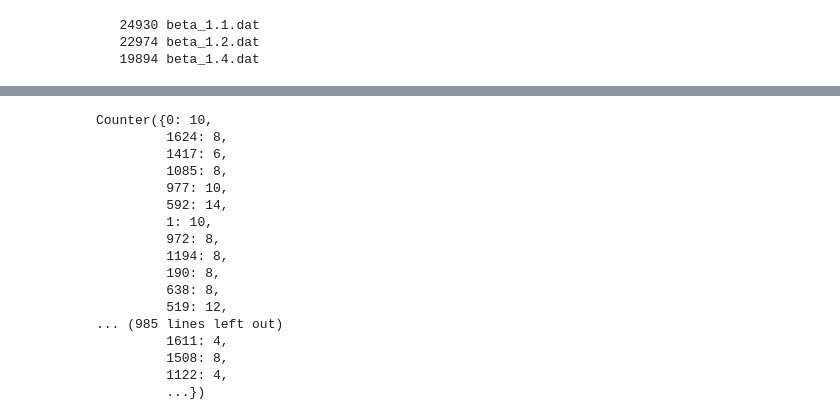
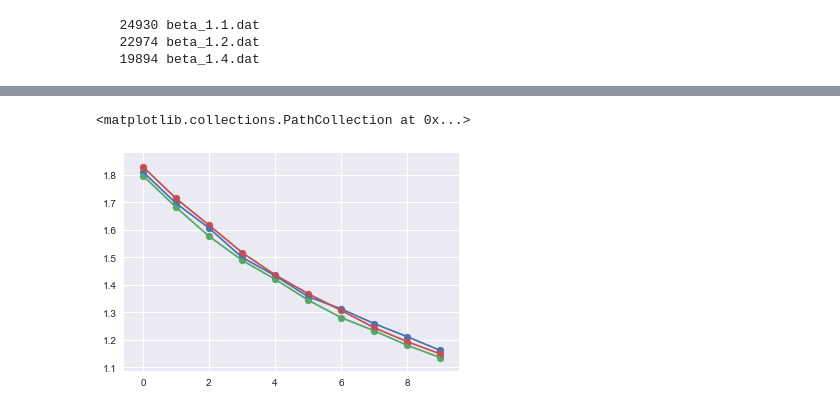
Before and after one commit to forero/abacus, a Jupyter notebook: nb/explore.ipynb, the cells around one changed output, grey strips where cells are left out. Cells and saved outputs as stored; diff of their text form; code cells hidden in the pictures.

Commit message:
entropia en funcion de beta

```diff
--- a/nb/explore.ipynb
+++ b/nb/explore.ipynb
@@ -136,20 +104,0 @@ Counter({2: 32,
-# %%
-Counter(beta_data)
-# %% [output]
-Counter({0: 10,
-         1624: 8,
-         1417: 6,
-         1085: 8,
-         977: 10,
-         592: 14,
-         1: 10,
-         972: 8,
-         1194: 8,
-         190: 8,
-         638: 8,
-         519: 12,
-... (985 lines left out)
-         1611: 4,
-         1508: 8,
-         1122: 4,
-         ...})
@@ -155,0 +124,18 @@ Counter({0: 10,
+# %%
+entropy = np.loadtxt("entropy.txt")
+plt.plot(range(0,10), entropy)
+plt.scatter(range(0,10), entropy)
+
+
+entropy0 = np.loadtxt("entropy_box_0.txt")
+plt.plot(range(0,10), entropy0)
+plt.scatter(range(0,10), entropy0)
+
+
+
+entropy9 = np.loadtxt("entropy_box_9.txt")
+plt.plot(range(0,10), entropy9)
+plt.scatter(range(0,10), entropy9)
+# %% [output]
+<matplotlib.collections.PathCollection at 0x...>
+[figure, added]
```
Also changed, not shown: parts of 9 cells of this notebook.
